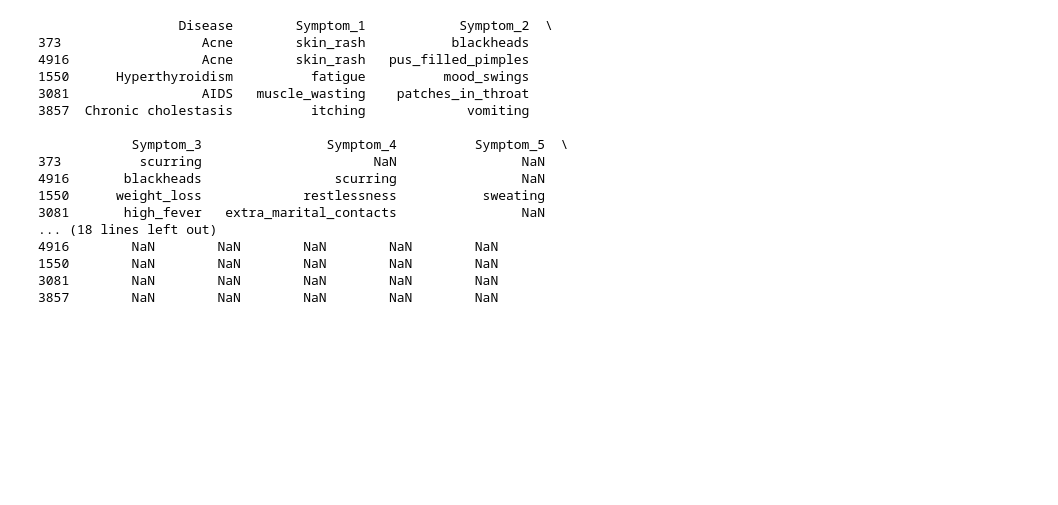
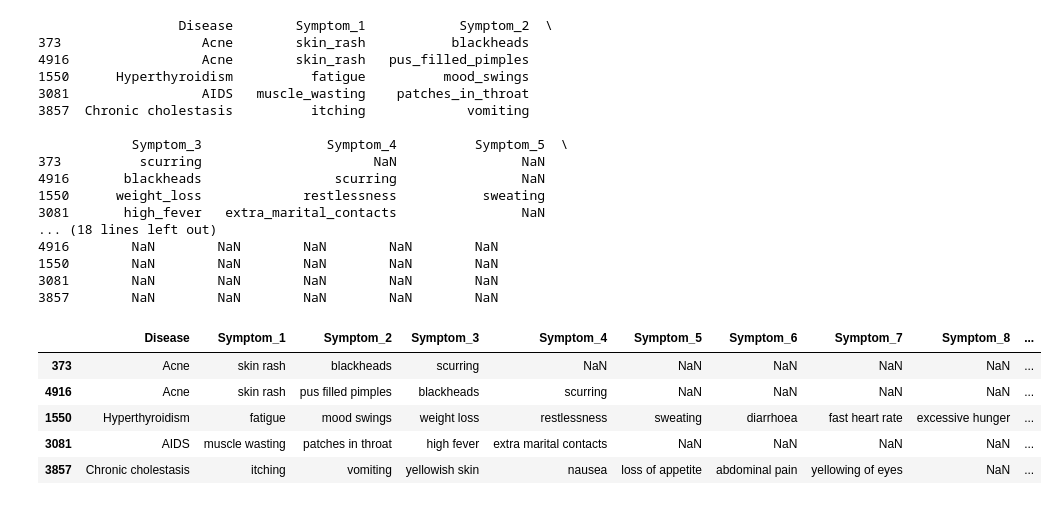
Before and after one commit to ShreyaN15/Medicure, a Jupyter notebook: medi_notebook.ipynb, the cells around one changed output. Saved outputs shown, nothing was run; the diff lists cells and outputs as text; code cells hidden in the pictures; blank space fills up the shorter version.

```diff
--- a/medi_notebook.ipynb
+++ b/medi_notebook.ipynb
@@ -157,3 +157,15 @@ print(dataset.head())
 1550        NaN        NaN        NaN        NaN        NaN
 3081        NaN        NaN        NaN        NaN        NaN
 3857        NaN        NaN        NaN        NaN        NaN
+# %%
+for col in dataset.columns:
+    dataset[col] = dataset[col].str.replace('_', ' ')
+
+dataset.head()
+# %% [output]
+|  | Disease | Symptom_1 | Symptom_2 | Symptom_3 | Symptom_4 | Symptom_5 | Symptom_6 | Symptom_7 | Symptom_8 | ... |
+| 373 | Acne | skin rash | blackheads | scurring | NaN | NaN | NaN | NaN | NaN | ... |
+| 4916 | Acne | skin rash | pus filled pimples | blackheads | scurring | NaN | NaN | NaN | NaN | ... |
+| 1550 | Hyperthyroidism | fatigue | mood swings | weight loss | restlessness | sweating | diarrhoea | fast heart rate | excessive hunger | ... |
+| 3081 | AIDS | muscle wasting | patches in throat | high fever | extra marital contacts | NaN | NaN | NaN | NaN | ... |
+| 3857 | Chronic cholestasis | itching | vomiting | yellowish skin | nausea | loss of appetite | abdominal pain | yellowing of eyes | NaN | ... |
```
Also changed, not shown: parts of 5 cells of this notebook.
